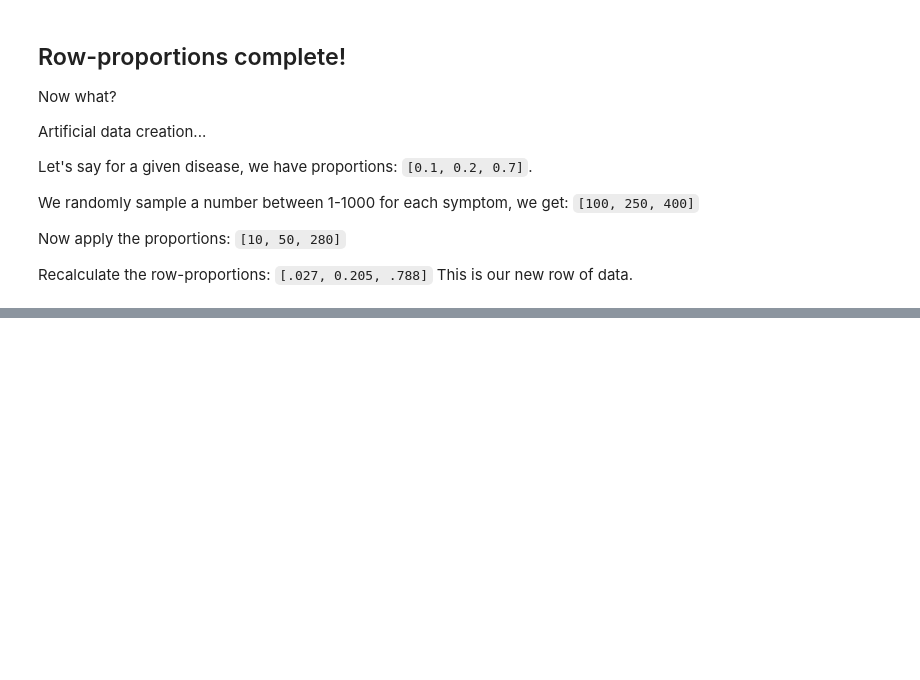
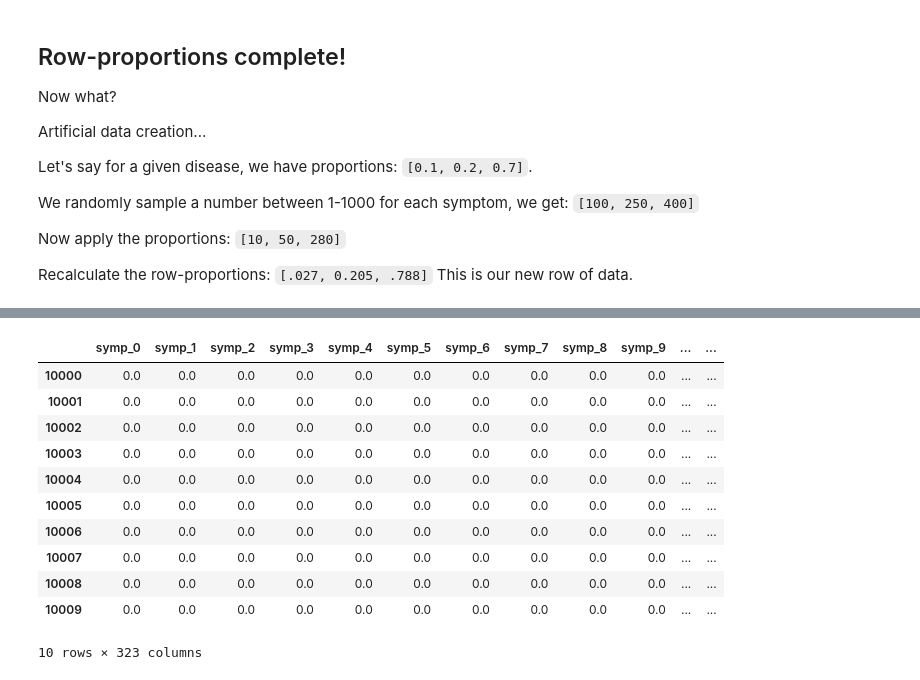
Before and after one commit to jeethpawar/disease-classifier-workbook, a Jupyter notebook: Disease-Symptom Dataset.ipynb, the cells around one changed output, grey strips where cells are left out. Drawn from its saved outputs; the diff is of its cells as text; code cells hidden in the pictures; blank space fills up the shorter version.

```diff
--- a/Disease-Symptom Dataset.ipynb
+++ b/Disease-Symptom Dataset.ipynb
@@ -376,0 +490,15 @@ multi_thread(len(big_data), 5, apply_artificial_data)
+# %%
+big_data.iloc[10000:10010]
+# %% [output]
+|  | symp_0 | symp_1 | symp_2 | symp_3 | symp_4 | symp_5 | symp_6 | symp_7 | symp_8 | symp_9 | ... | ... |
+| 10000 | 0.0 | 0.0 | 0.0 | 0.0 | 0.0 | 0.0 | 0.0 | 0.0 | 0.0 | 0.0 | ... | ... |
+| 10001 | 0.0 | 0.0 | 0.0 | 0.0 | 0.0 | 0.0 | 0.0 | 0.0 | 0.0 | 0.0 | ... | ... |
+| 10002 | 0.0 | 0.0 | 0.0 | 0.0 | 0.0 | 0.0 | 0.0 | 0.0 | 0.0 | 0.0 | ... | ... |
+| 10003 | 0.0 | 0.0 | 0.0 | 0.0 | 0.0 | 0.0 | 0.0 | 0.0 | 0.0 | 0.0 | ... | ... |
+| 10004 | 0.0 | 0.0 | 0.0 | 0.0 | 0.0 | 0.0 | 0.0 | 0.0 | 0.0 | 0.0 | ... | ... |
+| 10005 | 0.0 | 0.0 | 0.0 | 0.0 | 0.0 | 0.0 | 0.0 | 0.0 | 0.0 | 0.0 | ... | ... |
+| 10006 | 0.0 | 0.0 | 0.0 | 0.0 | 0.0 | 0.0 | 0.0 | 0.0 | 0.0 | 0.0 | ... | ... |
+| 10007 | 0.0 | 0.0 | 0.0 | 0.0 | 0.0 | 0.0 | 0.0 | 0.0 | 0.0 | 0.0 | ... | ... |
+| 10008 | 0.0 | 0.0 | 0.0 | 0.0 | 0.0 | 0.0 | 0.0 | 0.0 | 0.0 | 0.0 | ... | ... |
+| 10009 | 0.0 | 0.0 | 0.0 | 0.0 | 0.0 | 0.0 | 0.0 | 0.0 | 0.0 | 0.0 | ... | ... |
+10 rows × 323 columns
```
Also changed, not shown: parts of 16 cells of this notebook.
